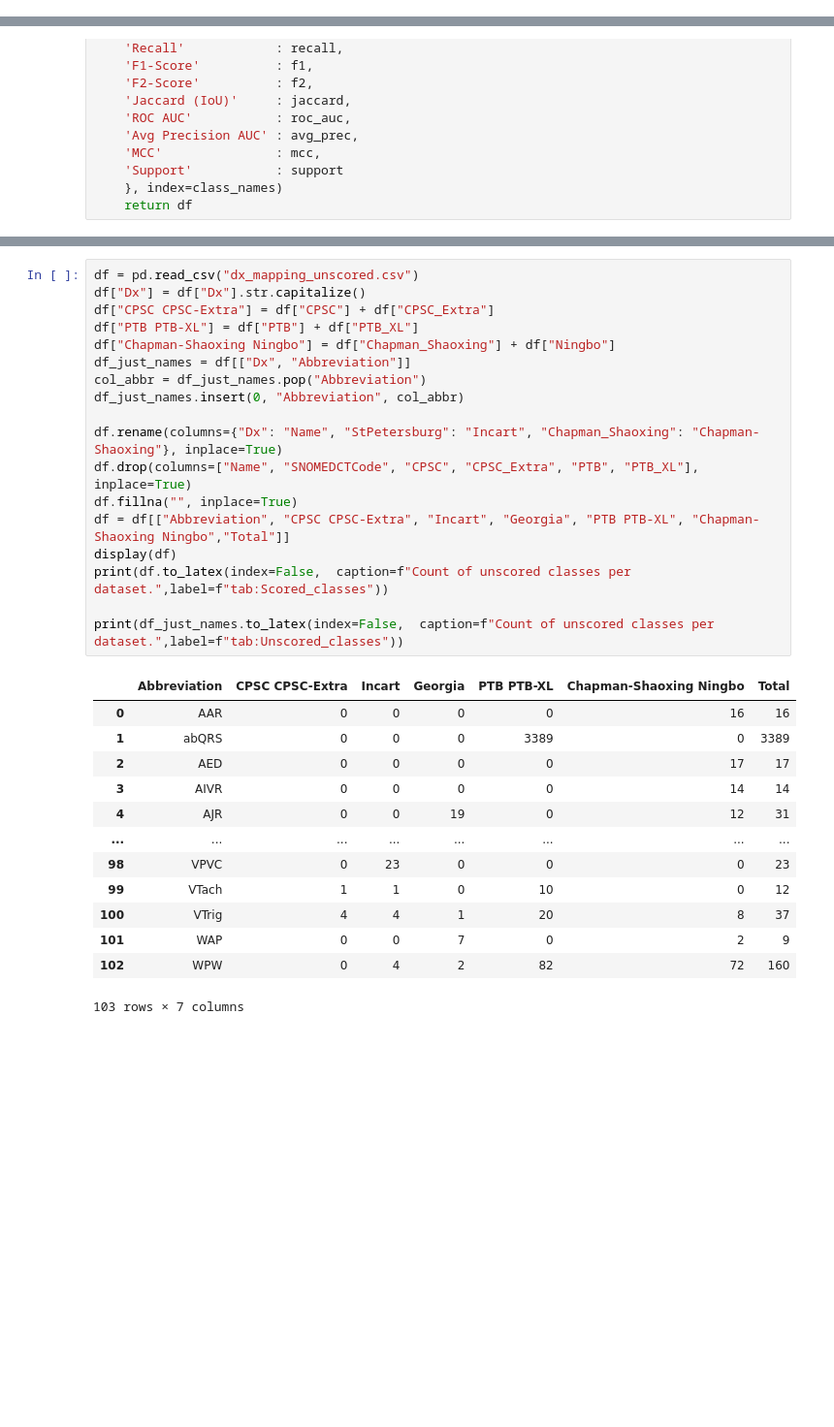
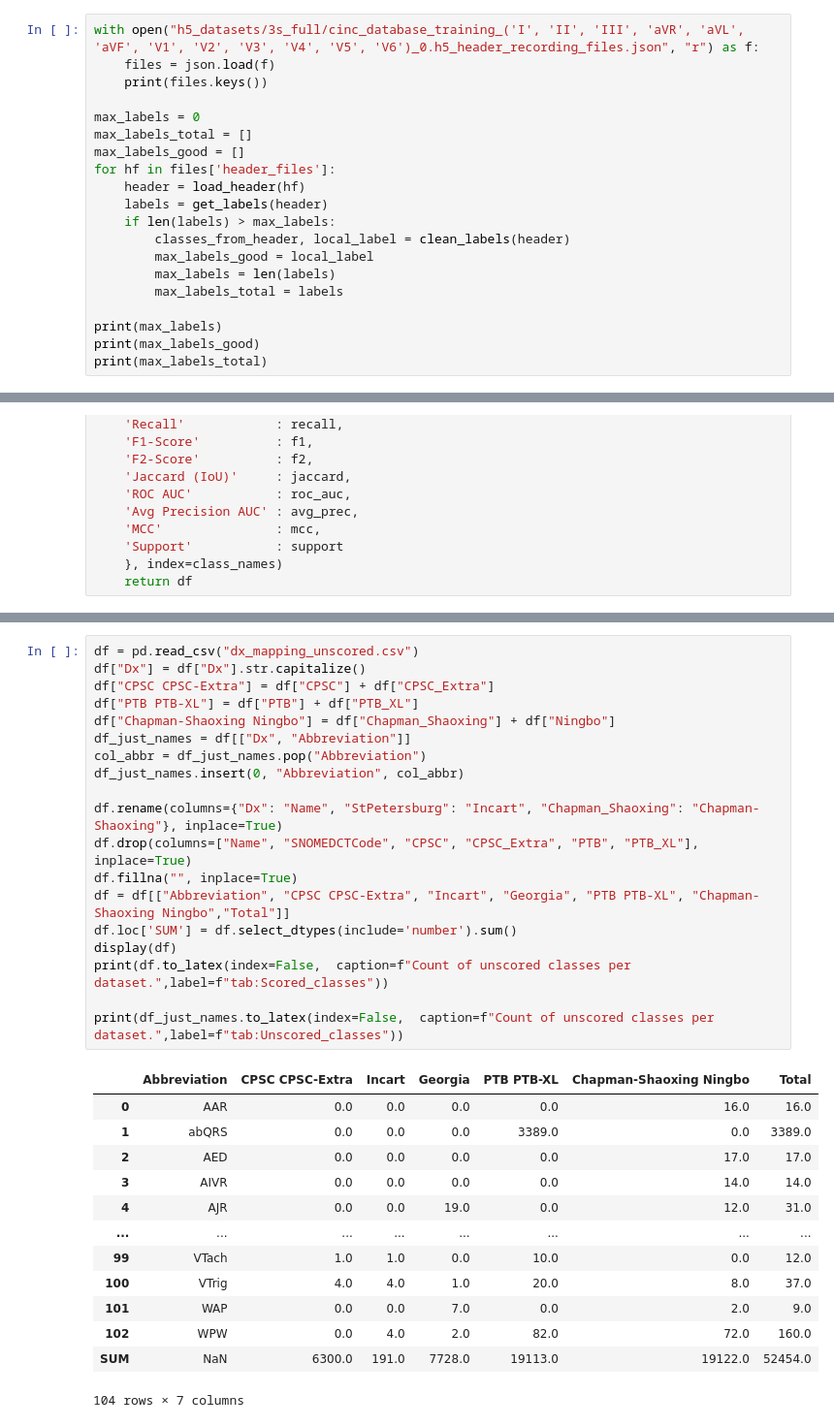
Before and after one commit to ispmor/multibranch-architecture, a Jupyter notebook: precision_recall_analysis.ipynb, the cells around one changed output, grey strips where cells are left out. Shown at 97% size. Drawn from its saved outputs; the diff is of its cells as text; blank space fills up the shorter version.

```diff
--- a/precision_recall_analysis.ipynb
+++ b/precision_recall_analysis.ipynb
@@ -61,3 +61,23 @@ def clean_labels(header):
 
 
     return classes_from_header, local_label
+# %%
+with open("h5_datasets/3s_full/cinc_database_training_('I', 'II', 'III', 'aVR', 'aVL', 'aVF', 'V1', 'V2', 'V3', 'V4', 'V5', 'V6')_0.h5_header_recording_files.json", "r") as f:
+    files = json.load(f)
+    print(files.keys())
+
+max_labels = 0
+max_labels_total = []
+max_labels_good = []
+for hf in files['header_files']:
+    header = load_header(hf)
+    labels = get_labels(header)
+    if len(labels) > max_labels:
+        classes_from_header, local_label = clean_labels(header)
+        max_labels_good = local_label
+        max_labels = len(labels)
+        max_labels_total = labels
+
+print(max_labels)
+print(max_labels_good)
+print(max_labels_total)
@@ -474,35 +503,36 @@ VPB & 8 & 0 & 357 & 0 & 294 & 659 \\
 # %%
 df = pd.read_csv("dx_mapping_unscored.csv")
 df["Dx"] = df["Dx"].str.capitalize()
 df["CPSC CPSC-Extra"] = df["CPSC"] + df["CPSC_Extra"]
 df["PTB PTB-XL"] = df["PTB"] + df["PTB_XL"]
 df["Chapman-Shaoxing Ningbo"] = df["Chapman_Shaoxing"] + df["Ningbo"]
 df_just_names = df[["Dx", "Abbreviation"]]
 col_abbr = df_just_names.pop("Abbreviation")
 df_just_names.insert(0, "Abbreviation", col_abbr)
 
 df.rename(columns={"Dx": "Name", "StPetersburg": "Incart", "Chapman_Shaoxing": "Chapman-Shaoxing"}, inplace=True)
 df.drop(columns=["Name", "SNOMEDCTCode", "CPSC", "CPSC_Extra", "PTB", "PTB_XL"], inplace=True)
 df.fillna("", inplace=True)
 df = df[["Abbreviation", "CPSC CPSC-Extra", "Incart", "Georgia", "PTB PTB-XL", "Chapman-Shaoxing Ningbo","Total"]]
+df.loc['SUM'] = df.select_dtypes(include='number').sum()
 display(df)
 print(df.to_latex(index=False,  caption=f"Count of unscored classes per dataset.",label=f"tab:Scored_classes"))
 
 print(df_just_names.to_latex(index=False,  caption=f"Count of unscored classes per dataset.",label=f"tab:Unscored_classes"))
 # %% [output]
 |  | Abbreviation | CPSC CPSC-Extra | Incart | Georgia | PTB PTB-XL | Chapman-Shaoxing Ningbo | Total |
-| 0 | AAR | 0 | 0 | 0 | 0 | 16 | 16 |
-| 1 | abQRS | 0 | 0 | 0 | 3389 | 0 | 3389 |
-| 2 | AED | 0 | 0 | 0 | 0 | 17 | 17 |
-| 3 | AIVR | 0 | 0 | 0 | 0 | 14 | 14 |
-| 4 | AJR | 0 | 0 | 19 | 0 | 12 | 31 |
+| 0 | AAR | 0.0 | 0.0 | 0.0 | 0.0 | 16.0 | 16.0 |
+| 1 | abQRS | 0.0 | 0.0 | 0.0 | 3389.0 | 0.0 | 3389.0 |
+| 2 | AED | 0.0 | 0.0 | 0.0 | 0.0 | 17.0 | 17.0 |
+| 3 | AIVR | 0.0 | 0.0 | 0.0 | 0.0 | 14.0 | 14.0 |
+| 4 | AJR | 0.0 | 0.0 | 19.0 | 0.0 | 12.0 | 31.0 |
 | ... | ... | ... | ... | ... | ... | ... | ... |
-| 98 | VPVC | 0 | 23 | 0 | 0 | 0 | 23 |
-| 99 | VTach | 1 | 1 | 0 | 10 | 0 | 12 |
-| 100 | VTrig | 4 | 4 | 1 | 20 | 8 | 37 |
-| 101 | WAP | 0 | 0 | 7 | 0 | 2 | 9 |
-| 102 | WPW | 0 | 4 | 2 | 82 | 72 | 160 |
+| 99 | VTach | 1.0 | 1.0 | 0.0 | 10.0 | 0.0 | 12.0 |
+| 100 | VTrig | 4.0 | 4.0 | 1.0 | 20.0 | 8.0 | 37.0 |
+| 101 | WAP | 0.0 | 0.0 | 7.0 | 0.0 | 2.0 | 9.0 |
+| 102 | WPW | 0.0 | 4.0 | 2.0 | 82.0 | 72.0 | 160.0 |
+| SUM | NaN | 6300.0 | 191.0 | 7728.0 | 19113.0 | 19122.0 | 52454.0 |
-103 rows × 7 columns
+104 rows × 7 columns
 \begin{table}
 \caption{Count of unscored classes per dataset.}
 \label{tab:Scored_classes}
```
Also changed, not shown: parts of 6 cells of this notebook.
